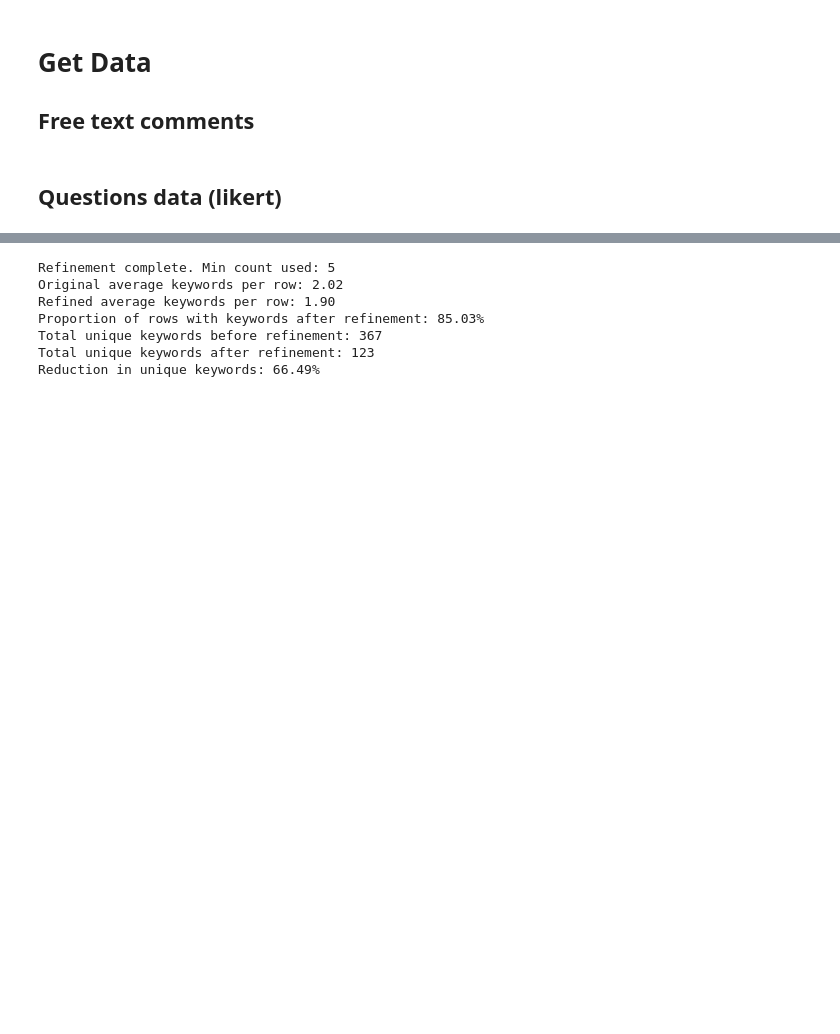
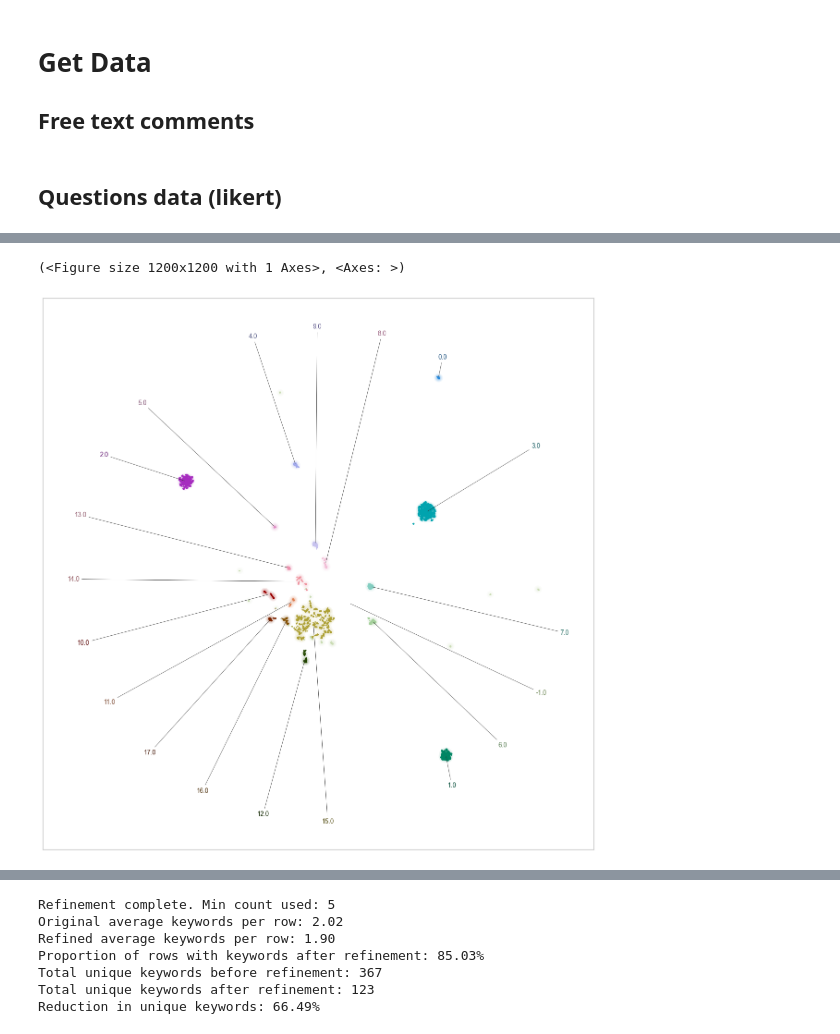
Before and after one commit to Andy7475/pandas-survey-toolkit, a Jupyter notebook: notebooks/tutorial.ipynb, the cells around one changed output, grey strips where cells are left out. Cells and saved outputs as stored; diff of their text form; code cells hidden in the pictures; blank space fills up the shorter version.

Commit message:
epsilon now embedded

```diff
--- a/notebooks/tutorial.ipynb
+++ b/notebooks/tutorial.ipynb
@@ -51,4 +62,4 @@ if response.status_code == 200:
 else:
     print(f"Failed {response.status_code}")
 # %%
-dfl = pd.read_csv("../data/Community_Survey_20240911.csv")
+dfl = pd.read_csv("../data/Community_Survey_20240911.csv").clean_names()
@@ -67,3 +82,12 @@ likert_encoded = ["likert_encoded_" + col for col in column_rename.values()]
+# %%
+likert_columns = ['the_city_of_austin_as_a_place_to_live',
+       'the_city_of_austin_as_a_place_to_work',
+       'the_city_of_austin_as_a_place_to_raise_children',
+       'the_city_of_austin_as_a_place_to_retire',
+       'the_city_of_austin_as_a_place_where_i_feel_welcome',
+       'overall_quality_of_life_in_the_city',]
+
+likert_columns_with_prefix = ["likert_encoded_" + col for col in likert_columns]
 # %%
 %autoreload 2
 from pandas_survey_toolkit import analytics, nlp, vis
@@ -72,0 +95,3 @@ dfq2 = dfq.cluster_questions(column_rename.values())
+# %%
+dfq2 = dfl.cluster_questions(likert_columns,hdbscan_min_cluster_size=50, cluster_selection_epsilon=0.4 )
+print(f"Number of clusters: {dfq2.question_cluster_id.max()}")
@@ -73 +112,6 @@ dfq2 = dfq.cluster_questions(column_rename.values())
+# %%
+datamapplot.create_plot(dfq2[['likert_umap_x', 'likert_umap_y']].dropna().values, dfq2['question_cluster_id'].dropna().astype(str).values, noise_label=-1, font_family="Arial")
+# %% [output]
+(<Figure size 1200x1200 with 1 Axes>, <Axes: >)
+[figure, added]
 # %%
```
Also changed, not shown: parts of 12 cells of this notebook, 1 other file.
